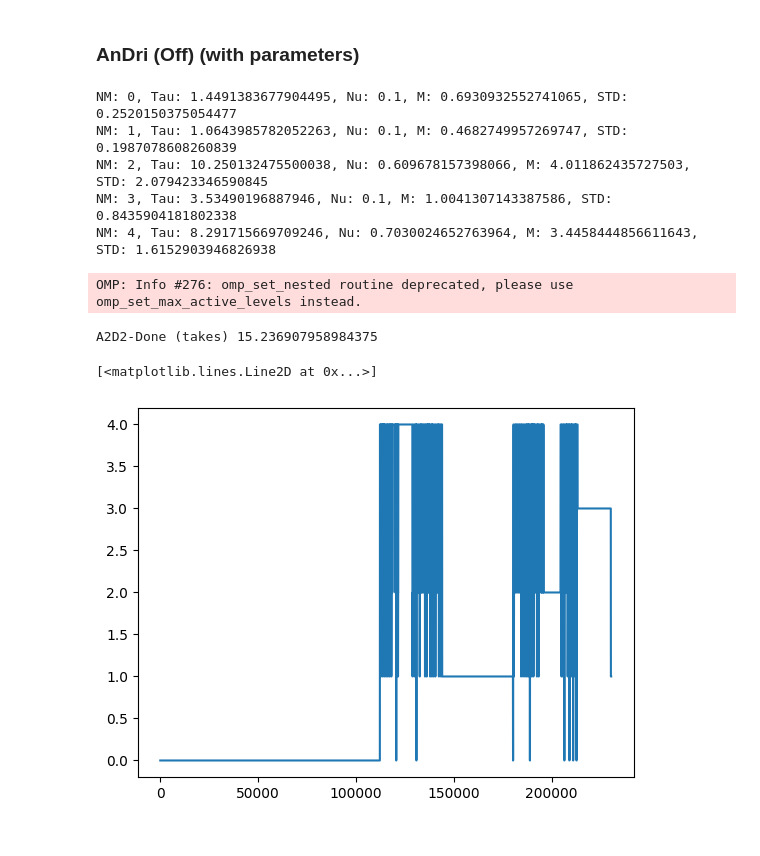
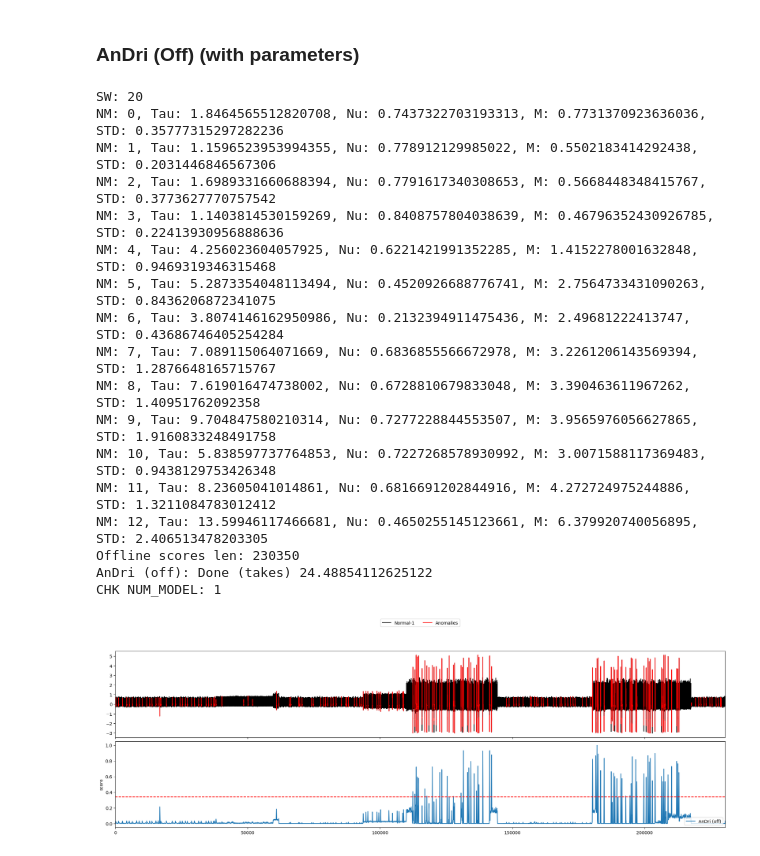
Before and after one commit to mac-dsl/AnDri, a Jupyter notebook: sample.ipynb, the cells around one changed output. Saved outputs shown, nothing was run; the diff lists cells and outputs as text; code cells hidden in the pictures.

```diff
--- a/sample.ipynb
+++ b/sample.ipynb
@@ -316,44 +52,58 @@ plot_anomaly(data, label)
 # %%
 slidingWindow = find_length(data[:10000])
 if data_name == 'elec': slidingWindow = 48
 if data_name == 'weather': slidingWindow = 24
 
+scores, slabels = [], []
 normalize= 'zero-mean'  # default
 kadj=1                  # default
 nm_len=2                # default
 overlap=0               # default
+min_size = 0.01         # default for offline
 max_W = 20
 train_len = 0.2* len(data)
 stepwise=True           # default
 
 ## Offline
-modelName='A2D2 (off)'
+modelName='AnDri (off)'
 start_t = time()
 clf = A2D2(pattern_length=slidingWindow, normalize=normalize, linkage_method='ward', th_reverse=5, kadj=kadj, nm_len=nm_len, overlap=overlap, max_W=max_W, eta=1)
 x = data
-clf.fit(x, y=label, online=False, training=True, training_len=int(train_len), stump=False, stepwise=stepwise)
+clf.fit(x, y=label, online=False, training=True, training_len=int(train_len), stump=False, stepwise=stepwise, min_size=min_size)
+
 end_t = time()
 
-print('A2D2-Done (takes)', end_t - start_t)
+print('AnDri (off): Done (takes)', end_t - start_t)
 score = clf.scores
 
 ## For fair comparison (To be moved into a2d2.py)
 score = MinMaxScaler(feature_range=(0,1)).fit_transform(score.reshape(-1,1)).ravel()
-score = running_mean(score, slidingWindow)
-score = np.array([score[0]]*math.ceil((slidingWindow-1)//2) + list(score) + [score[-1]]*((slidingWindow-1)//2))
 if len(score) < len(x):
     score = np.append(score, np.ones(len(x)-len(score))*np.mean(score))
-score2 = align_score(clf.NMs, score, clf.cl_s[:len(score)], slidingWindow)
+
+scores.append(score)
+slabels.append('AnDri (off)')
+
+plotFigRev(data, label, scores, slabels, slidingWindow, plotRange=None, fname='temp.png')
 # %% [output]
-NM: 0, Tau: 1.4491383677904495, Nu: 0.1, M: 0.6930932552741065, STD: 0.2520150375054477
-NM: 1, Tau: 1.0643985782052263, Nu: 0.1, M: 0.4682749957269747, STD: 0.1987078608260839
-NM: 2, Tau: 10.250132475500038, Nu: 0.609678157398066, M: 4.011862435727503, STD: 2.079423346590845
-NM: 3, Tau: 3.53490196887946, Nu: 0.1, M: 1.0041307143387586, STD: 0.8435904181802338
-NM: 4, Tau: 8.291715669709246, Nu: 0.7030024652763964, M: 3.4458444856611643, STD: 1.6152903946826938
+SW: 20
+NM: 0, Tau: 1.8464565512820708, Nu: 0.7437322703193313, M: 0.7731370923636036, STD: 0.35777315297282236
+NM: 1, Tau: 1.1596523953994355, Nu: 0.778912129985022, M: 0.5502183414292438, STD: 0.2031446846567306
+NM: 2, Tau: 1.6989331660688394, Nu: 0.7791617340308653, M: 0.5668448348415767, STD: 0.3773627770757542
+NM: 3, Tau: 1.1403814530159269, Nu: 0.8408757804038639, M: 0.46796352430926785, STD: 0.22413930956888636
+NM: 4, Tau: 4.256023604057925, Nu: 0.6221421991352285, M: 1.4152278001632848, STD: 0.9469319346315468
+NM: 5, Tau: 5.2873354048113494, Nu: 0.4520926688776741, M: 2.7564733431090263, STD: 0.8436206872341075
+NM: 6, Tau: 3.8074146162950986, Nu: 0.2132394911475436, M: 2.49681222413747, STD: 0.43686746405254284
+NM: 7, Tau: 7.089115064071669, Nu: 0.6836855566672978, M: 3.2261206143569394, STD: 1.2876648165715767
+NM: 8, Tau: 7.619016474738002, Nu: 0.6728810679833048, M: 3.390463611967262, STD: 1.40951762092358
+NM: 9, Tau: 9.704847580210314, Nu: 0.7277228844553507, M: 3.9565976056627865, STD: 1.9160833248491758
+NM: 10, Tau: 5.838597737764853, Nu: 0.7227268578930992, M: 3.0071588117369483, STD: 0.9438129753426348
+NM: 11, Tau: 8.23605041014861, Nu: 0.6816691202844916, M: 4.272724975244886, STD: 1.3211084783012412
+NM: 12, Tau: 13.59946117466681, Nu: 0.4650255145123661, M: 6.379920740056895, STD: 2.406513478203305
+Offline scores len: 230350
+AnDri (off): Done (takes) 24.48854112625122
+CHK NUM_MODEL: 1
-OMP: Info #276: omp_set_nested routine deprecated, please use omp_set_max_active_levels instead.
-A2D2-Done (takes) 15.236907958984375
-[<matplotlib.lines.Line2D at 0x...>]
-[figure, old version]
+[figure, new version]
 # %%
 ## Cluster info. (for each point)
 plt.figure(figsize=(12,2))
```
Also changed, not shown: parts of 6 cells of this notebook, 1 other file.
